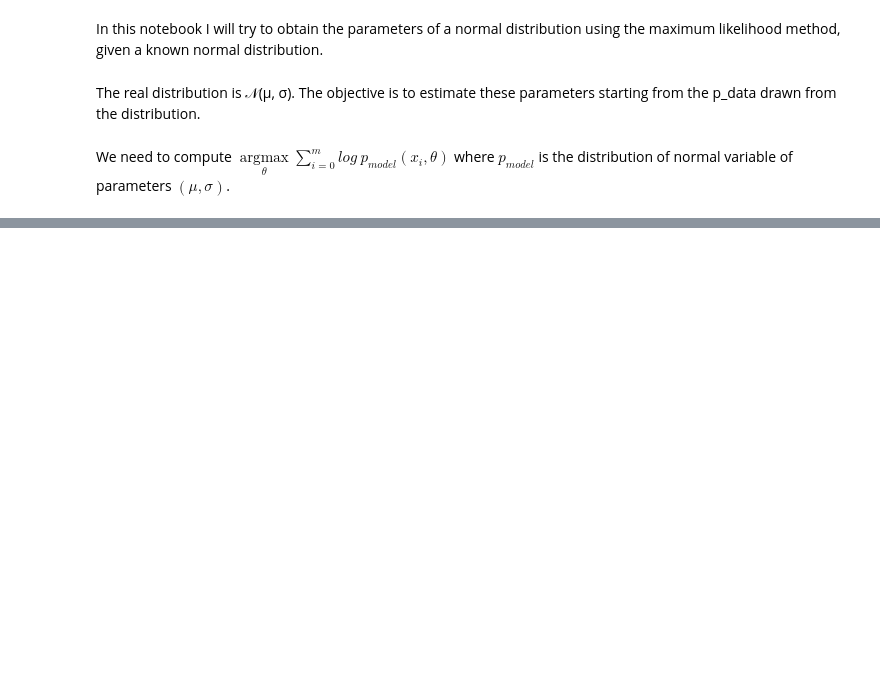
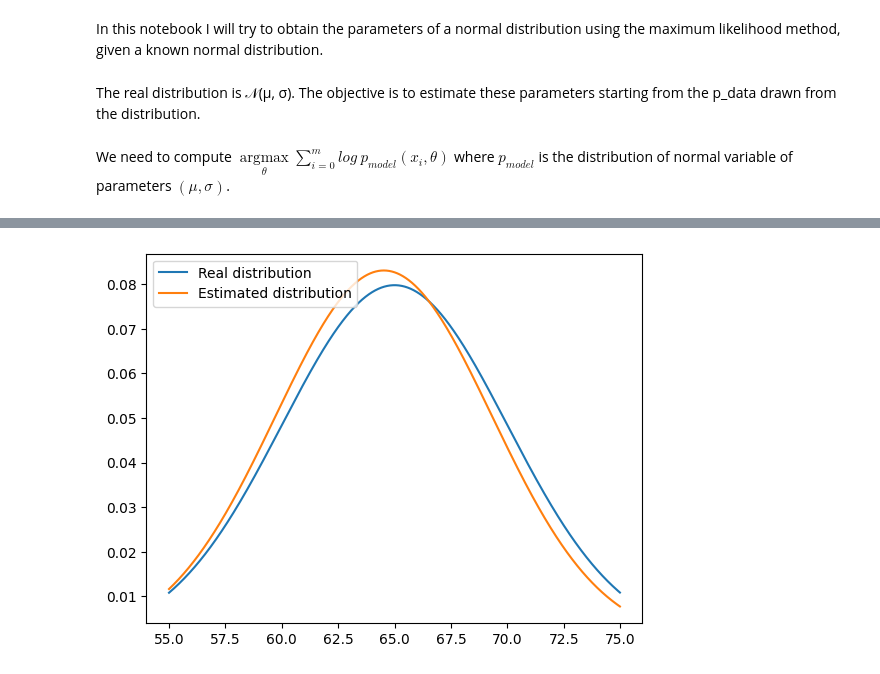
Before and after one commit to pide-v/personal, a Jupyter notebook: Maximum_likelihood_estimation.ipynb, the cells around one changed output, grey strips where cells are left out. Cells and saved outputs as stored; diff of their text form; code cells hidden in the pictures; blank space fills up the shorter version.

```diff
--- a/Maximum_likelihood_estimation.ipynb
+++ b/Maximum_likelihood_estimation.ipynb
@@ -11,3 +11,7 @@ p_data = np.random.normal(5, 0.5, 100)
+# %%
+r_mu = 65
+r_sigma = 5
+p_data = np.random.normal(r_mu, r_sigma, 100)
 # %% [markdown]
 We need to compute $\underset{θ}{\operatorname{argmax}} ∑_{i=0}^mlog \ p_{model}(x_i, θ)$ where $p_{model}$ is the distribution of normal variable of parameters $(μ, σ)$.
 # %%
@@ -23,3 +25,5 @@ initial_guess = [0, 1]
+# %%
+initial_guess = [np.mean(p_data), np.std(p_data)]
 # %%
 mu_est, sigma_est = fmin(neg_log_likelihood, initial_guess, xtol=1e-6, maxfun=1000, maxiter=1000)
 # %% [output]
@@ -34,0 +39,8 @@ sigma estimate: 0.4520784114098218
+# %%
+x = np.arange(r_mu - 2*r_sigma, r_mu+2 * r_sigma, 0.01)
+plt.plot(x, norm.pdf(x, r_mu, r_sigma), label='Real distribution')
+plt.plot(x, norm.pdf(x, mu_est, sigma_est), label='Estimated distribution')
+plt.legend(loc='upper left')
+plt.show()
+# %% [output]
+[figure, added]
```
Also changed, not shown: parts of 5 cells of this notebook.
